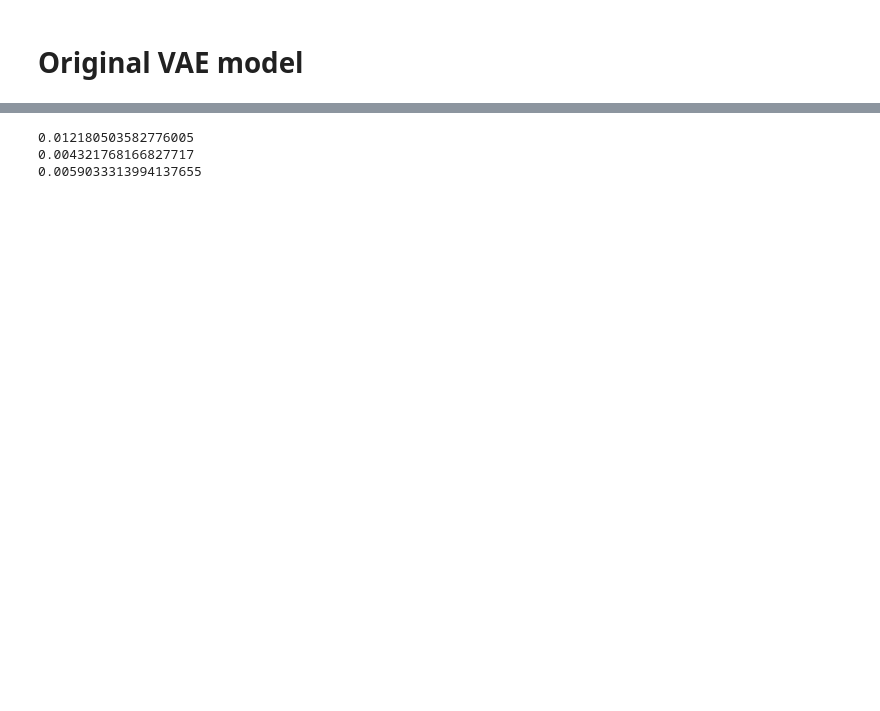
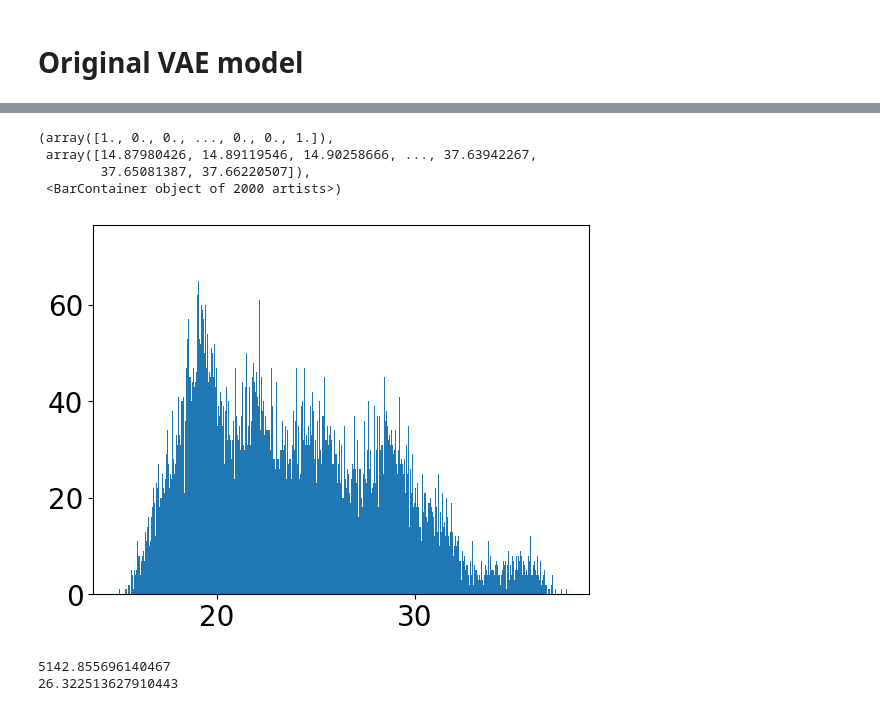
Before and after one commit to georgia-tech-synergy-lab/Privatar, a Jupyter notebook: profiled_latent_code/cov_calculation_new_data.ipynb, the cells around one changed output, grey strips where cells are left out. Drawn from its saved outputs; the diff is of its cells as text; code cells hidden in the pictures; blank space fills up the shorter version.

Commit message:
update noise calculation

```diff
--- a/profiled_latent_code/cov_calculation_new_data.ipynb
+++ b/profiled_latent_code/cov_calculation_new_data.ipynb
@@ -205,12 +175,17 @@ noise_variance_mi_0_1_original_model = torch.load("/home/jianming/work/Privatar_
+# %%
+all_l2_norm_list = np.zeros(captured_z_outsource_data.shape[0])
+for i in range(captured_z_outsource_data.shape[0]):
+    all_l2_norm_list[i] = np.linalg.norm(captured_z_outsource_data[i,:])
+plt.hist(all_l2_norm_list, bins=2000)
+# %% [output]
+(array([1., 0., 0., ..., 0., 0., 1.]),
+ array([14.87980426, 14.89119546, 14.90258666, ..., 37.63942267,
+        37.65081387, 37.66220507]),
+ <BarContainer object of 2000 artists>)
+[figure, added]
 # %%
-noise_l2norm_hp_4_mi_0_1_outsource_path = np.linalg.norm(noise_variance_hp_4_mi_0_1_outsource_path)
-noise_l2norm_hp_4_mi_0_1_private_path = np.linalg.norm(noise_variance_hp_4_mi_0_1_private_path)
-noise_l2norm_mi_0_1_original_model = np.linalg.norm(noise_variance_mi_0_1_original_model)
+print(np.linalg.norm(captured_z_outsource_data))
+print(np.linalg.norm(captured_z_outsource_data[0,:]))
+# %% [output]
+5142.855696140467
+26.322513627910443
-# %%
-print(noise_l2norm_hp_4_mi_0_1_outsource_path)
-print(noise_l2norm_hp_4_mi_0_1_private_path)
-print(noise_l2norm_mi_0_1_original_model)
-# %% [output]
-0.012180503582776005
-0.004321768166827717
-0.0059033313994137655
```
Also changed, not shown: parts of 29 cells of this notebook.
